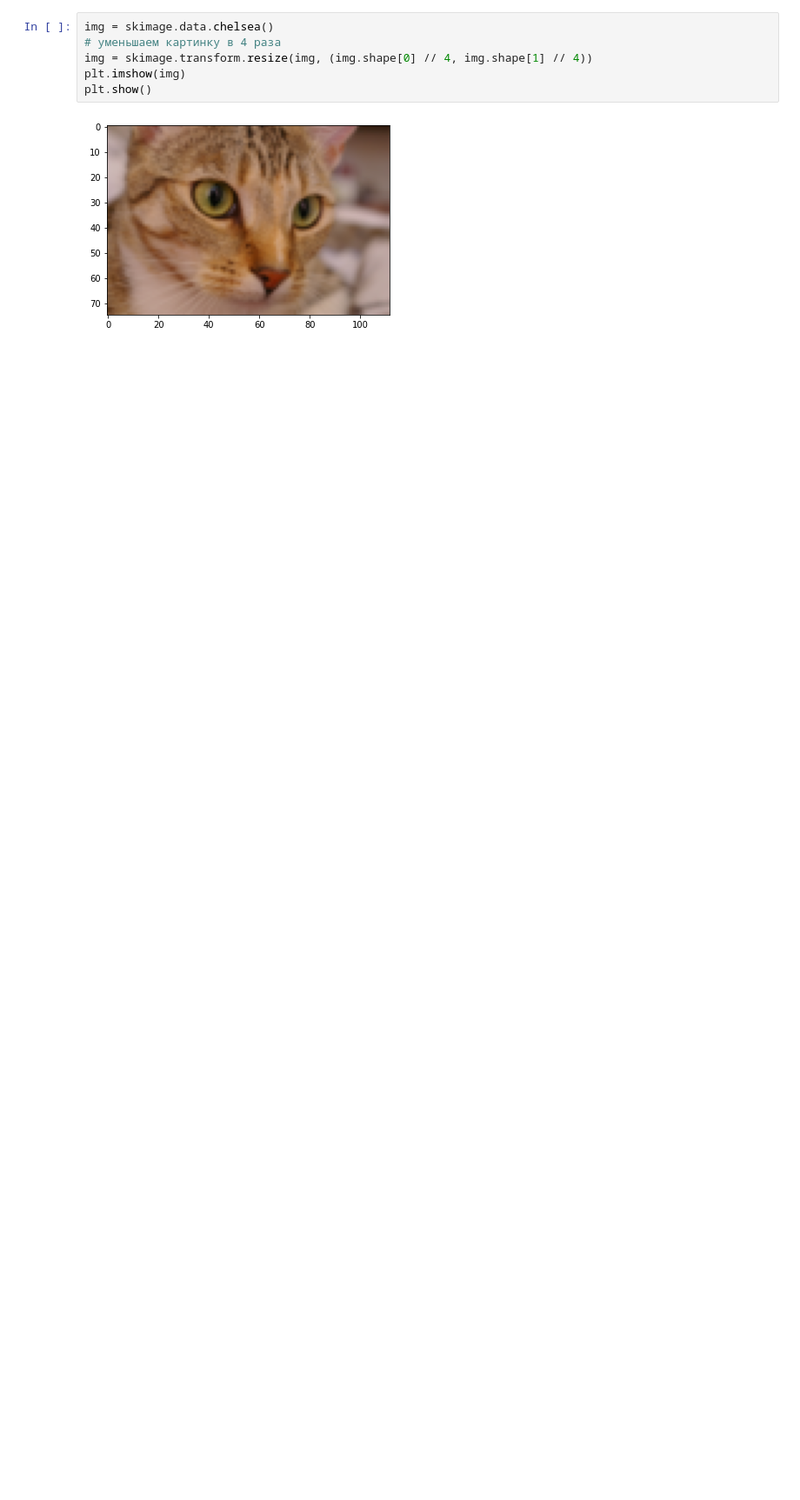
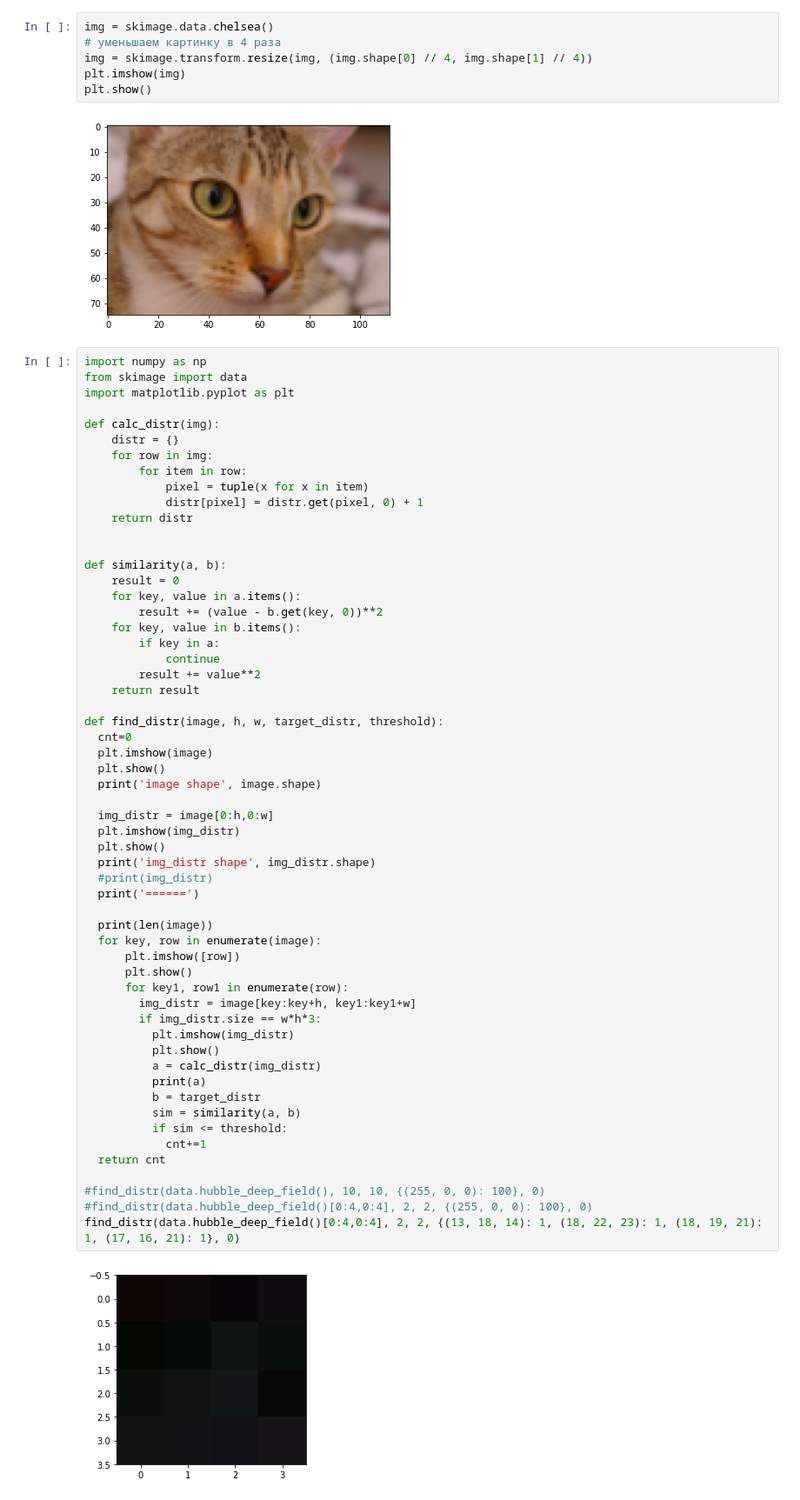
Before and after one commit to axbuild/ds, a Jupyter notebook: image.ipynb, the cells around one changed output. Shown at 87% size. Drawn from its saved outputs; the diff is of its cells as text; blank space fills up the shorter version.

```diff
--- a/image.ipynb
+++ b/image.ipynb
@@ -110,3 +110,62 @@ plt.imshow(img)
 plt.show()
 # %% [output]
 [figure]
+# %%
+import numpy as np
+from skimage import data
+import matplotlib.pyplot as plt
+
+def calc_distr(img):
+    distr = {}
+    for row in img:
+        for item in row:
+            pixel = tuple(x for x in item)
+            distr[pixel] = distr.get(pixel, 0) + 1
+    return distr
+
+
+def similarity(a, b):
+    result = 0
+    for key, value in a.items():
+        result += (value - b.get(key, 0))**2
+    for key, value in b.items():
+        if key in a:
+            continue
+        result += value**2
+    return result
+
+def find_distr(image, h, w, target_distr, threshold):
+  cnt=0
+  plt.imshow(image)
+  plt.show()
+  print('image shape', image.shape)
+
+  img_distr = image[0:h,0:w]
+  plt.imshow(img_distr)
+  plt.show()
+  print('img_distr shape', img_distr.shape)
+  #print(img_distr)
+  print('======')
+
+  print(len(image))
+  for key, row in enumerate(image):
+      plt.imshow([row])
+      plt.show()
+      for key1, row1 in enumerate(row):
+        img_distr = image[key:key+h, key1:key1+w]
+        if img_distr.size == w*h*3:
+          plt.imshow(img_distr)
+          plt.show()
+          a = calc_distr(img_distr)
+          print(a)
+          b = target_distr
+          sim = similarity(a, b)
+          if sim <= threshold:
+            cnt+=1
+  return cnt
+
+#find_distr(data.hubble_deep_field(), 10, 10, {(255, 0, 0): 100}, 0)
+#find_distr(data.hubble_deep_field()[0:4,0:4], 2, 2, {(255, 0, 0): 100}, 0)
+find_distr(data.hubble_deep_field()[0:4,0:4], 2, 2, {(13, 18, 14): 1, (18, 22, 23): 1, (18, 19, 21): 1, (17, 16, 21): 1}, 0)
+# %% [output]
+[figure, added]
```
Also changed, not shown: parts of 1 cell of this notebook.
